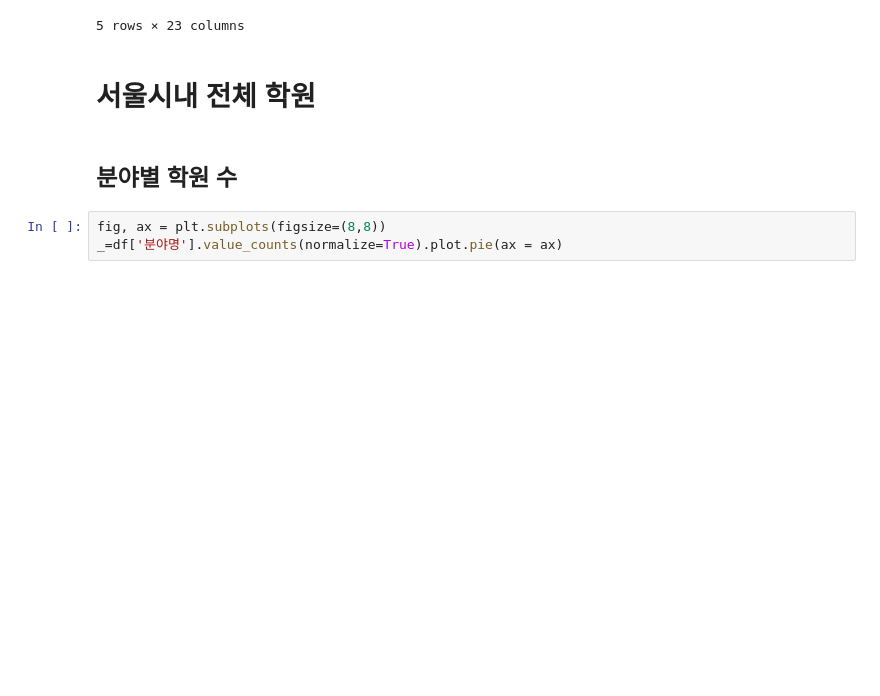
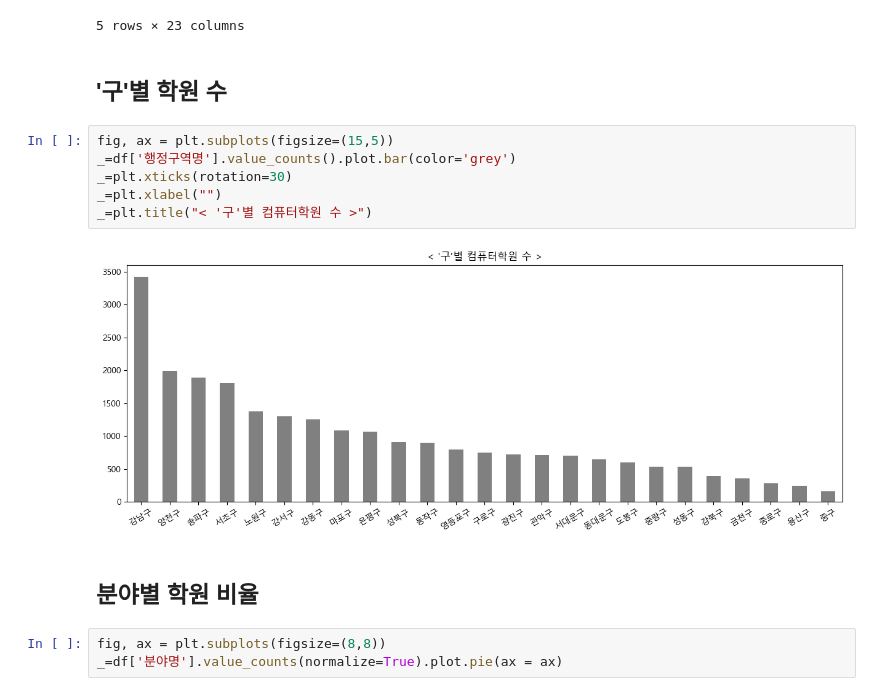
Before and after one commit to YoonseokChoi/EdTech, a Jupyter notebook: Data Analysis/Toy Projects/서울시 학원 교습소 분석/서울시 학원 교습소 분석.ipynb, the cells around one changed output. Cells and saved outputs as stored; diff of their text form; blank space fills up the shorter version.

```diff
--- a/Data Analysis/Toy Projects/서울시 학원 교습소 분석/서울시 학원 교습소 분석.ipynb
+++ b/Data Analysis/Toy Projects/서울시 학원 교습소 분석/서울시 학원 교습소 분석.ipynb
@@ -29,10 +31,18 @@ df.head()
 | 3 | 동대문구 | 학원 | 1000000151 | 한독자동차정비학원 | 서울특별시 동대문구 왕산로 31 | , 2층,3층 (신설동) | 직업기술 | 산업기반기술 | NaN | 자동차 | ... | ... |
 | 4 | 중랑구 | 학원 | 1000000293 | 예맥보습학원 | 서울특별시 중랑구 동일로151길 30 | 2층 (묵동) | 입시.검정 및 보습 | 보통교과 | 보습, | 보습 | ... | ... |
 5 rows × 23 columns
-# %% [markdown]
-# 서울시내 전체 학원
+# %% [markdown]
+## '구'별 학원 수
+# %%
+fig, ax = plt.subplots(figsize=(15,5))
+_=df['행정구역명'].value_counts().plot.bar(color='grey')
+_=plt.xticks(rotation=30)
+_=plt.xlabel("")
+_=plt.title("< '구'별 컴퓨터학원 수 >")
+# %% [output]
+[figure, added]
 # %% [markdown]
-## 분야별 학원 수
+## 분야별 학원 비율
 # %%
 fig, ax = plt.subplots(figsize=(8,8))
 _=df['분야명'].value_counts(normalize=True).plot.pie(ax = ax)
```
Also changed, not shown: parts of 24 cells of this notebook, 6 other files.
